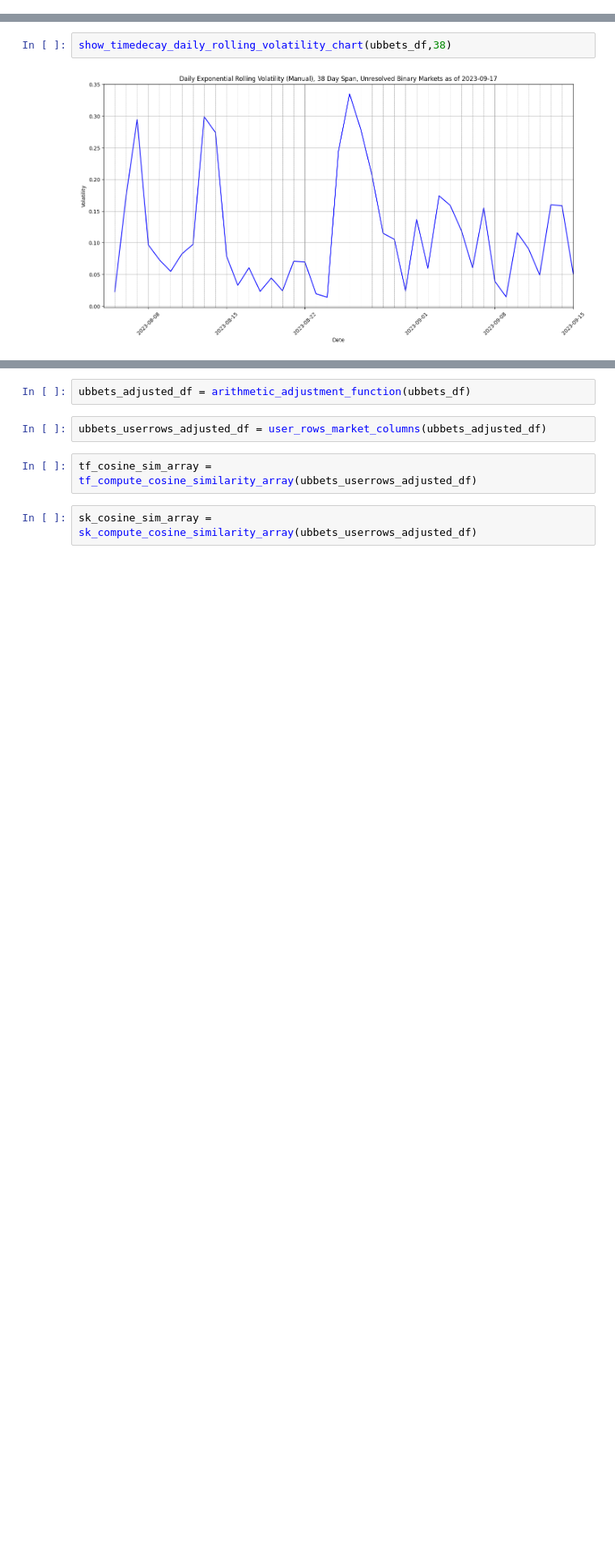
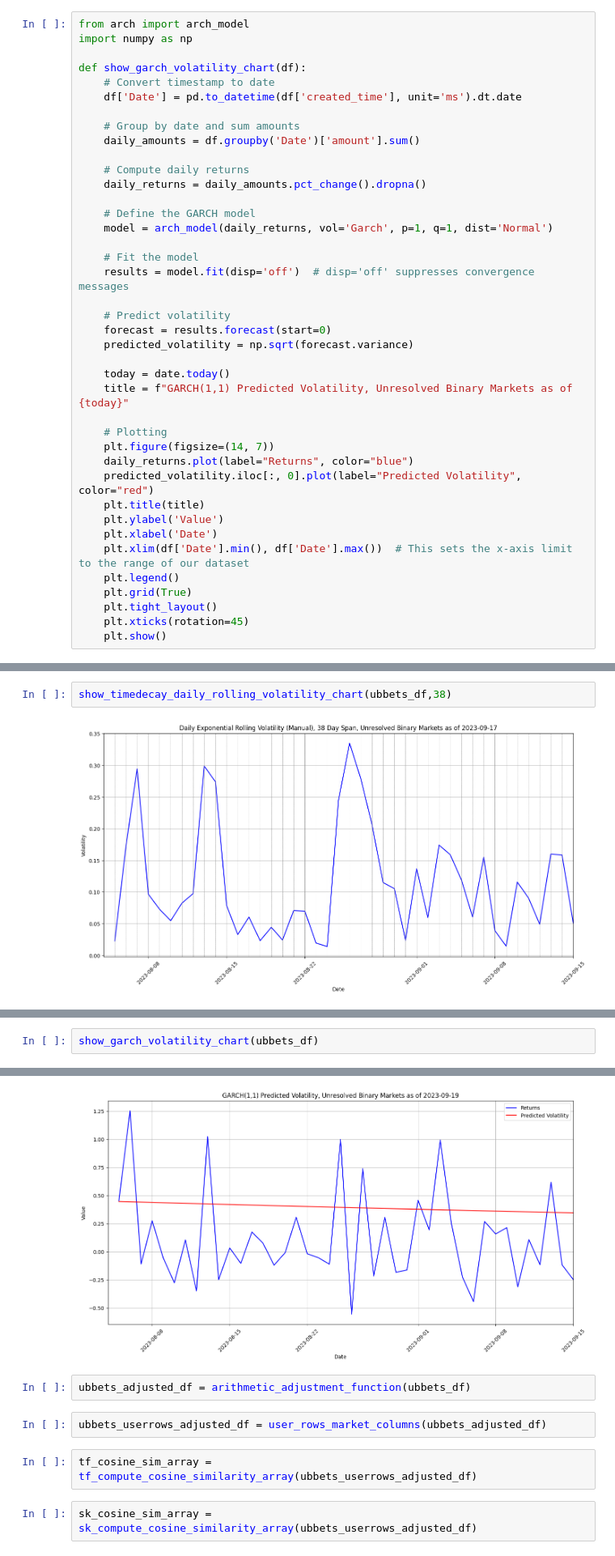
Before and after one commit to pwdel/gpu-jupyter-tensorflow, a Jupyter notebook: volumebindmount/BUILD_USERPLOT.ipynb, the cells around one changed output, grey strips where cells are left out. Shown: that part at 81% size. Drawn from its saved outputs; the diff is of its cells as text; blank space fills up the shorter version.

```diff
--- a/volumebindmount/BUILD_USERPLOT.ipynb
+++ b/volumebindmount/BUILD_USERPLOT.ipynb
@@ -141,3 +195,43 @@ def show_timedecay_daily_rolling_volatility_chart(df, span):
+# %%
+from arch import arch_model
+import numpy as np
+
+def show_garch_volatility_chart(df):
+    # Convert timestamp to date
+    df['Date'] = pd.to_datetime(df['created_time'], unit='ms').dt.date
+
+    # Group by date and sum amounts
+    daily_amounts = df.groupby('Date')['amount'].sum()
+
+    # Compute daily returns
+    daily_returns = daily_amounts.pct_change().dropna()
+
+    # Define the GARCH model
+    model = arch_model(daily_returns, vol='Garch', p=1, q=1, dist='Normal')
+
+    # Fit the model
+    results = model.fit(disp='off')  # disp='off' suppresses convergence messages
+
+    # Predict volatility
+    forecast = results.forecast(start=0)
+    predicted_volatility = np.sqrt(forecast.variance)
+
+    today = date.today()
+    title = f"GARCH(1,1) Predicted Volatility, Unresolved Binary Markets as of {today}"
+
+    # Plotting
+    plt.figure(figsize=(14, 7))
+    daily_returns.plot(label="Returns", color="blue")
+    predicted_volatility.iloc[:, 0].plot(label="Predicted Volatility", color="red")
+    plt.title(title)
+    plt.ylabel('Value')
+    plt.xlabel('Date')
+    plt.xlim(df['Date'].min(), df['Date'].max())  # This sets the x-axis limit to the range of our dataset
+    plt.legend()
+    plt.grid(True)
+    plt.tight_layout()
+    plt.xticks(rotation=45)
+    plt.show()
 # %%
 # lambda function for usage below
 def adjust_amount(row):
@@ -352,0 +451,3 @@ show_timedecay_daily_rolling_volatility_chart(ubbets_df,38)
+# %%
+show_garch_volatility_chart(ubbets_df)
+# %% [output]
@@ -353,3 +463,4 @@ show_timedecay_daily_rolling_volatility_chart(ubbets_df,38)
+[figure, added]
 # %%
 ubbets_adjusted_df = arithmetic_adjustment_function(ubbets_df)
 # %%
```
Also changed, not shown: parts of 4 cells of this notebook.
